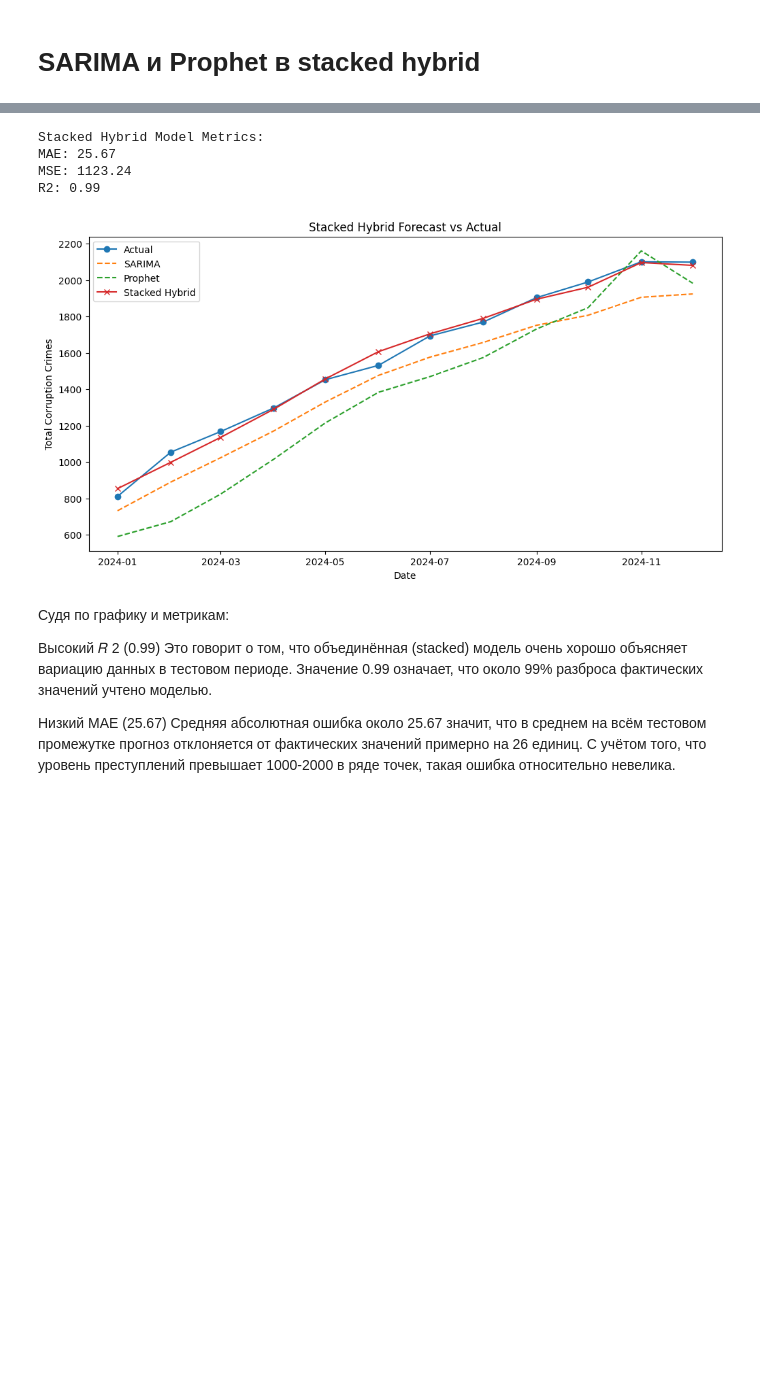
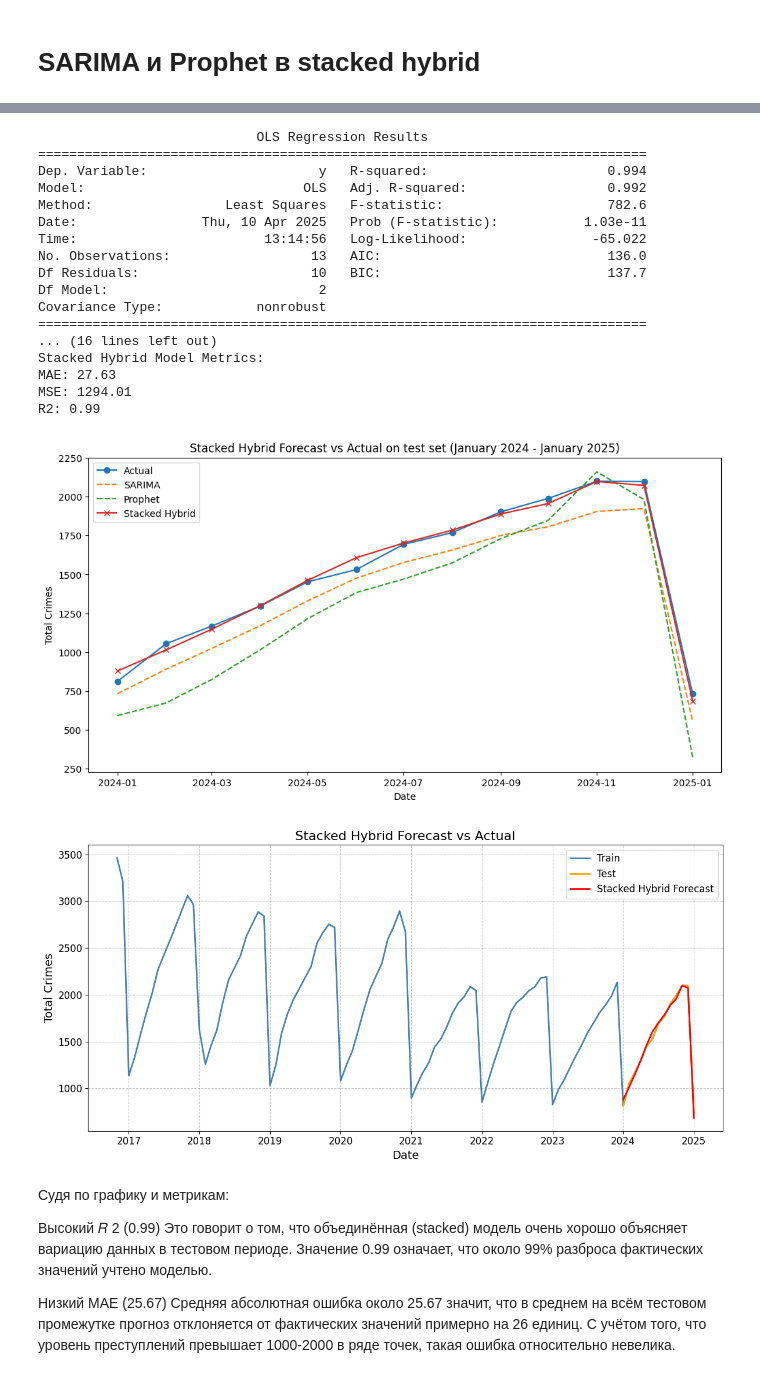
Before and after one commit to W1lden/Corruption_Crime_Forecasting_Kazakhstan, a Jupyter notebook: main.ipynb, the cells around one changed output, grey strips where cells are left out. Saved outputs shown, nothing was run; the diff lists cells and outputs as text; code cells hidden in the pictures; blank space fills up the shorter version.

```diff
--- a/main.ipynb
+++ b/main.ipynb
@@ -97,0 +108,20 @@ df.head()
+# %%
+# Create a new dataframe with aggregated features
+df_agg = pd.DataFrame()
+
+# Aggregated features
+df_agg['Corruption_Sum'] = df[['corruption', 'bribe', 'verdict', 'embezzlement', 'investigation']].sum(axis=1)
+df_agg['Detentions_Sum'] = df[['detention']].sum(axis=1)
+df_agg['Finance_Sum'] = df[['dollar', 'million', 'billion']].sum(axis=1)
+df_agg['Authorities_Sum'] = df[['agency', 'ministry', 'akim', 'chief', 'deputy', 'district', 'city', 'region']].sum(axis=1)
+df_agg['Offenses_Sum'] = df[['crime', 'offense', 'court']].sum(axis=1)
+df_agg['Total_sum'] = df_agg[['Corruption_Sum', 'Detentions_Sum', 'Finance_Sum', 'Authorities_Sum', 'Offenses_Sum']].sum(axis=1)
+
+# Add time components
+df_agg['Month'] = pd.to_datetime(df['Date']).dt.month
+df_agg['Year'] = pd.to_datetime(df['Date']).dt.year
+
+# Target variable
+df_agg['Total Crimes'] = df['Total Crimes']
+
+df_agg
@@ -904,6 +725,8 @@ SARIMA, наоборот, может давать чуть большие оши
 # %% [markdown]
 # SARIMA и Prophet в stacked hybrid
 # %%
+import statsmodels.api as sm
+
 # Предположим, что у нас есть DataFrame df_sh с колонками 'Date' и 'Total Crimes'
 # Преобразуем дату и отсортируем данные
 df_sh = df_agg[["Total Crimes"]].copy()
@@ -911,7 +734,7 @@ df_sh = df_agg[["Total Crimes"]].copy()
 # Разделим данные:
 # Допустим, тренировка – до конца 2023, тест – 2024 (12 месяцев)
 train = df_sh.loc[:'2023-12-31']['Total Crimes']
-test = df_sh.loc['2024-01-01':'2024-12-31']['Total Crimes']
+test = df_sh.loc['2024-01-01':'2025-01-31']['Total Crimes']
 
 ### 1. Обучение SARIMA и прогноз на тестовый период
 
@@ -954,6 +777,11 @@ meta_model = LinearRegression()
 meta_model.fit(X_stack, y_stack)
 stacked_pred = meta_model.predict(X_stack)
 
+# OLS Summary
+X_ols = sm.add_constant(X_stack)
+ols_model = sm.OLS(y_stack, X_ols).fit()
+print(ols_model.summary())
+
 ### 5. Вычисление метрик и визуализация
 
 mae = mean_absolute_error(y_stack, stacked_pred)
@@ -976,7 +804,30 @@ plt.plot(df_stack.index, df_stack['Prophet'], label='Prophet', linestyle='--')
 plt.plot(df_stack.index, df_stack['Stacked'], label='Stacked Hybrid', linestyle='-', marker='x')
 plt.xlabel('Date')
 plt.ylabel('Total Crimes')
-plt.title('Stacked Hybrid Forecast vs Actual')
+plt.title('Stacked Hybrid Forecast vs Actual on test set (January 2024 - January 2025)')
 plt.legend()
 plt.show()
+
+# Full plot
+plt.figure(figsize=(12, 6))
+
+# Полный временной ряд
+plt.plot(df_sh.index, df_sh["Total Crimes"], label='Train', color='steelblue', linewidth=2)
+
+# Тестовая часть
+plt.plot(df_stack.index, df_stack['Actual'], label='Test', color='orange', linewidth=2)
+
+# Итоговый прогноз стека
+plt.plot(df_stack.index, df_stack['Stacked'], label='Stacked Hybrid Forecast', color='red', linewidth=2)
+
+# Оформление
+plt.title("Stacked Hybrid Forecast vs Actual", fontsize=16)
+plt.xlabel("Date", fontsize=14)
+plt.ylabel("Total Crimes", fontsize=14)
+plt.xticks(fontsize=12)
+plt.yticks(fontsize=12)
+plt.legend(fontsize=12)
+plt.grid(True, linestyle='--', alpha=0.7)
+plt.tight_layout()
+plt.show()
 # %% [output]
@@ -985,8 +836,22 @@ plt.show()
+                            OLS Regression Results
+==============================================================================
+Dep. Variable:                      y   R-squared:                       0.994
+Model:                            OLS   Adj. R-squared:                  0.992
+Method:                 Least Squares   F-statistic:                     782.6
+Date:                Thu, 10 Apr 2025   Prob (F-statistic):           1.03e-11
+Time:                        13:14:56   Log-Likelihood:                -65.022
+No. Observations:                  13   AIC:                             136.0
+Df Residuals:                      10   BIC:                             137.7
+Df Model:                           2
+Covariance Type:            nonrobust
+==============================================================================
+... (16 lines left out)
 Stacked Hybrid Model Metrics:
-MAE: 25.67
-MSE: 1123.24
+MAE: 27.63
+MSE: 1294.01
 R2: 0.99
-[figure, old version]
+[figure, new version]
+[figure, added]
 # %% [markdown]
 Судя по графику и метрикам:
 
```
Also changed, not shown: parts of 70 cells of this notebook, 28 other files.
